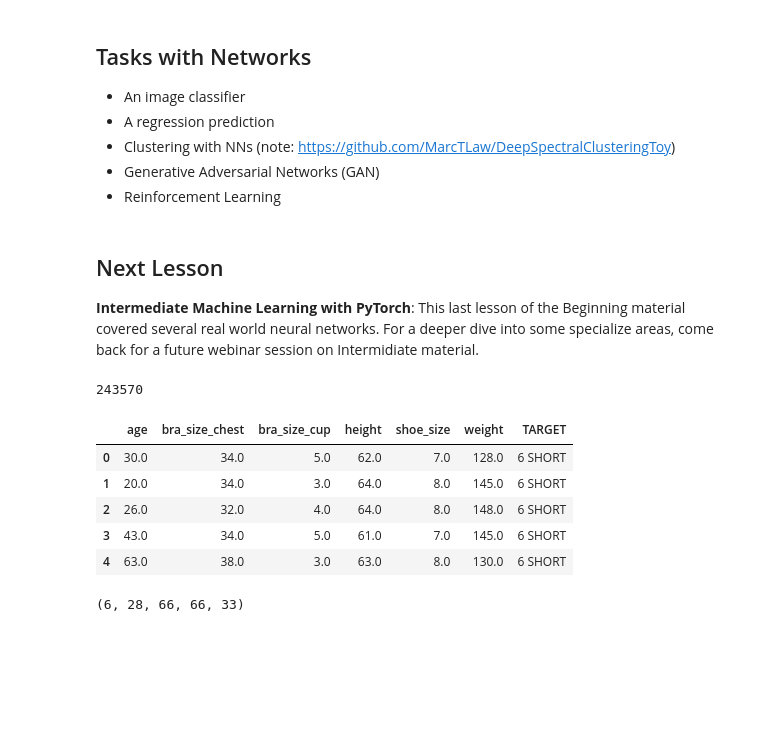
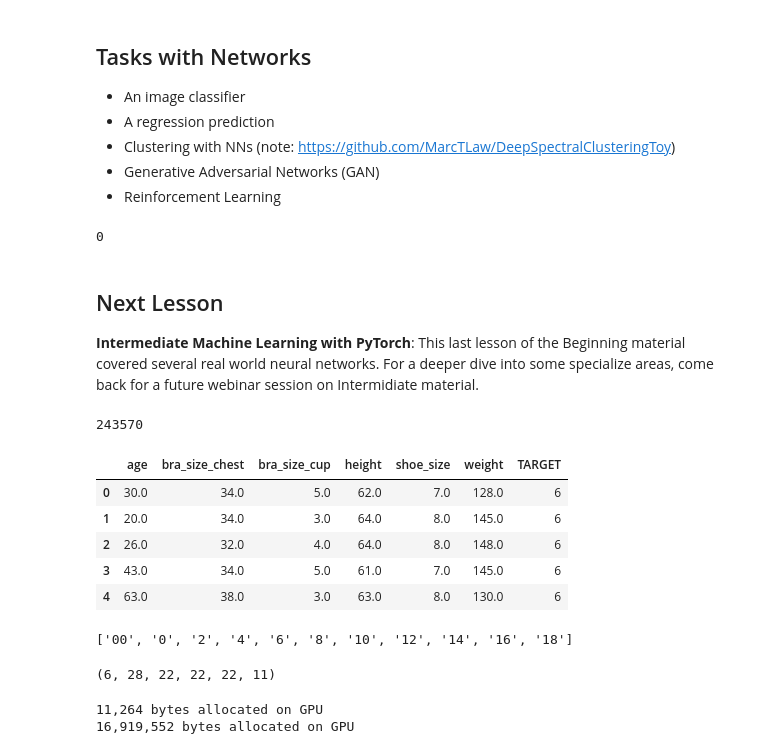
Before and after one commit to DavidMertz/PyTorch-webinar, a Jupyter notebook: NetworkExamples.ipynb, the cells around one changed output. Drawn from its saved outputs; the diff is of its cells as text; code cells hidden in the pictures; blank space fills up the shorter version.

```diff
--- a/NetworkExamples.ipynb
+++ b/NetworkExamples.ipynb
@@ -8,33 +8,53 @@
 * Clustering with NNs (note: https://github.com/MarcTLaw/DeepSpectralClusteringToy)
 * Generative Adversarial Networks (GAN)
 * Reinforcement Learning
+# %%
+%matplotlib inline
+
+from sklearn.model_selection import train_test_split
+import numpy as np
+import matplotlib.pyplot as plt
+import pandas as pd
+import torch
+
+# For demonstration, we can use CPU target if CUDA not available
+device = torch.device('cpu')
+# Uncomment this to run on GPU
+device = torch.device('cuda')
+
+torch.cuda.memory_allocated()
+# %% [output]
+0
 # %% [markdown]
 ## Next Lesson
 
 **Intermediate Machine Learning with PyTorch**: This last lesson of the Beginning material covered several real world neural networks.  For a deeper dive into some specialize areas, come back for a future webinar session on Intermidiate material.
 # %%
-from sklearn.model_selection import train_test_split
-import numpy as np
-import torch
-import pandas as pd
-
-df = pd.read_csv('data/garments.csv.gz')
-
+df = pd.read_csv('data/garments.csv.gz', dtype={'TARGET':str})
 print(len(df))
 df.head()
 # %% [output]
 243570
 |  | age | bra_size_chest | bra_size_cup | height | shoe_size | weight | TARGET |
-| 0 | 30.0 | 34.0 | 5.0 | 62.0 | 7.0 | 128.0 | 6 SHORT |
-| 1 | 20.0 | 34.0 | 3.0 | 64.0 | 8.0 | 145.0 | 6 SHORT |
-| 2 | 26.0 | 32.0 | 4.0 | 64.0 | 8.0 | 148.0 | 6 SHORT |
-| 3 | 43.0 | 34.0 | 5.0 | 61.0 | 7.0 | 145.0 | 6 SHORT |
-| 4 | 63.0 | 38.0 | 3.0 | 63.0 | 8.0 | 130.0 | 6 SHORT |
+| 0 | 30.0 | 34.0 | 5.0 | 62.0 | 7.0 | 128.0 | 6 |
+| 1 | 20.0 | 34.0 | 3.0 | 64.0 | 8.0 | 145.0 | 6 |
+| 2 | 26.0 | 32.0 | 4.0 | 64.0 | 8.0 | 148.0 | 6 |
+| 3 | 43.0 | 34.0 | 5.0 | 61.0 | 7.0 | 145.0 | 6 |
+| 4 | 63.0 | 38.0 | 3.0 | 63.0 | 8.0 | 130.0 | 6 |
 # %%
 X = df[['age', 'bra_size_chest', 'bra_size_cup', 'height', 'shoe_size', 'weight']]
+
+# One-hot encoding
 df_one_hot = pd.get_dummies(df)
 Y = df_one_hot[[col for col in df_one_hot.columns if col.startswith('TARGET')]]
-labels = [col.replace('TARGET_', '') for col in Y.columns]
+
+# Nicer order for columns (sorted by size not lexicographically)
+Y.columns = [col.replace('TARGET_', '') for col in Y.columns]
+Y = Y['00 0 2 4 6 8 10 12 14 16 18'.split()]
+labels = list(Y.columns)
+labels
+# %% [output]
+['00', '0', '2', '4', '6', '8', '10', '12', '14', '16', '18']
 # %%
 # The number of input features
 in_dim = X.shape[1]
@@ -48,5 +68,5 @@ hidden2 = hidden3 = 2 * out_dim
 # %%
-in_dim, hidden1, hidden2, hidden3, out_dim
+in_dim, hidden1, hidden2, hidden3, hidden4, out_dim
 # %% [output]
-(6, 28, 66, 66, 33)
+(6, 28, 22, 22, 22, 11)
 # %%
@@ -107,9 +135,18 @@ model = torch.nn.Sequential(
 # %%
+# Free up the GPU
+torch.cuda.empty_cache()
+print(f"{torch.cuda.memory_allocated():,} bytes allocated on GPU")
+
 # Split the original data
 X_train, X_test, Y_train, Y_test = train_test_split(X, Y)
 
 # Convert arrays to tensors
-X_train = torch.from_numpy(X_train.values).float()
-X_test  = torch.from_numpy(X_test.values).float()
-Y_train = torch.from_numpy(Y_train.values)[:, np.newaxis].float()
-Y_test  = torch.from_numpy(Y_test.values)[:, np.newaxis].float()
+X_train = torch.from_numpy(X_train.values).float().to(device)
+X_test  = torch.from_numpy(X_test.values).float().to(device)
+Y_train = torch.from_numpy(Y_train.values)[:, np.newaxis].float().to(device)
+Y_test  = torch.from_numpy(Y_test.values)[:, np.newaxis].float().to(device)
+
+print(f"{torch.cuda.memory_allocated():,} bytes allocated on GPU")
+# %% [output]
+11,264 bytes allocated on GPU
+16,919,552 bytes allocated on GPU
```
Also changed, not shown: parts of 11 cells of this notebook, 2 other files.
